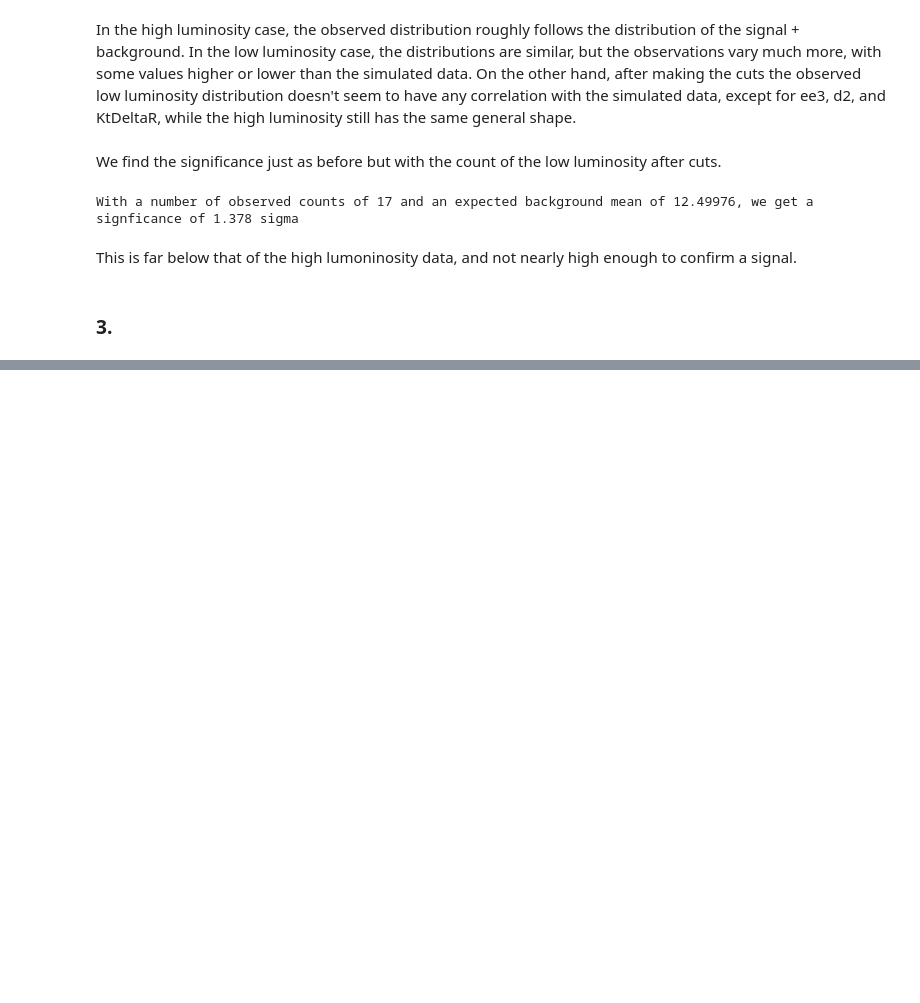
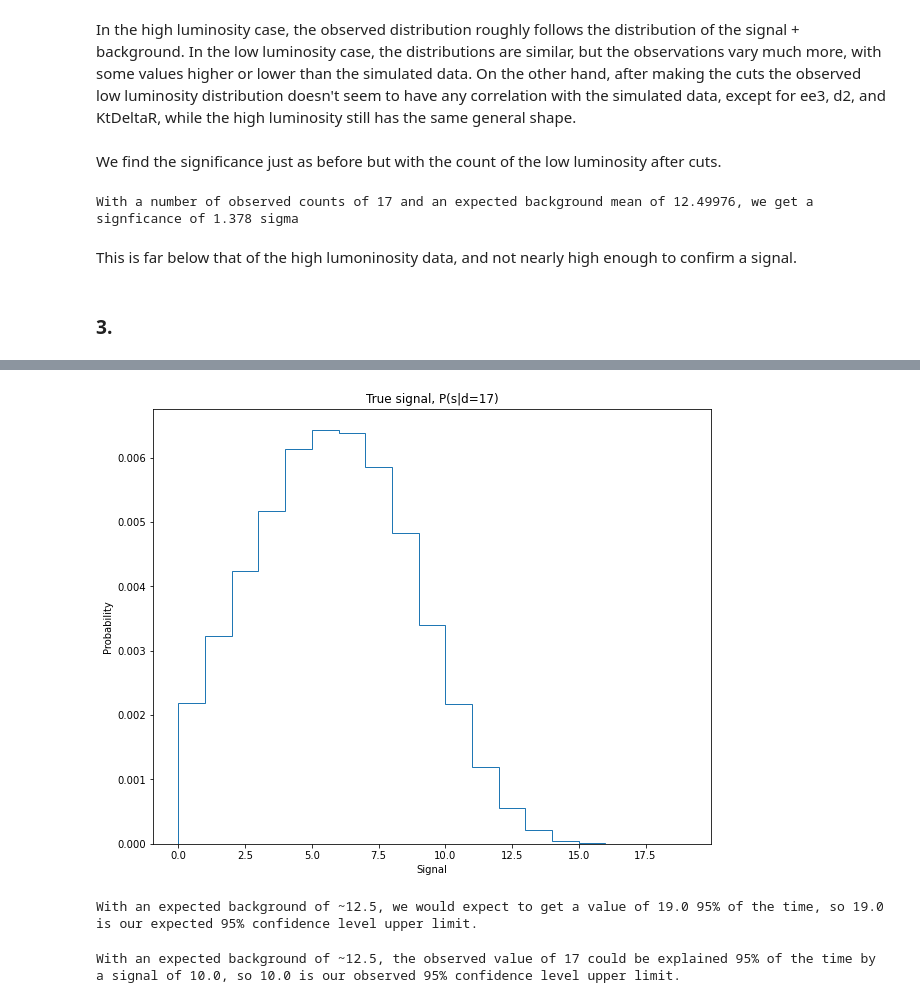
Before and after one commit to pgwart/PHYS434, a Jupyter notebook: lab8.ipynb, the cells around one changed output, grey strips where cells are left out. Cells and saved outputs as stored; diff of their text form; code cells hidden in the pictures; blank space fills up the shorter version.

```diff
--- a/lab8.ipynb
+++ b/lab8.ipynb
@@ -156,0 +180,18 @@ This is far below that of the high lumoninosity data, and not nearly high enough
+# %%
+plt.stairs(Psd[17])
+plt.title('True signal, P(s|d=17)')
+plt.xlabel('Signal')
+plt.ylabel('Probability')
+plt.show()
+# %% [output]
+[figure, added]
+# %%
+print(f'With an expected background of ~12.5, we would expect to get a value of {stats.poisson.ppf(.95, 12.5)} 95% of the time,'
+      + f' so {stats.poisson.ppf(.95, 12.5)} is our expected 95% confidence level upper limit.')
+# %% [output]
+With an expected background of ~12.5, we would expect to get a value of 19.0 95% of the time, so 19.0 is our expected 95% confidence level upper limit.
+# %%
+print(f'With an expected background of ~12.5, the observed value of 17 could be explained 95% of the time by a signal of {stats.poisson.ppf(.95, 5.5)},'
+      + f' so {stats.poisson.ppf(.95, 5.5)} is our observed 95% confidence level upper limit.')
+# %% [output]
+With an expected background of ~12.5, the observed value of 17 could be explained 95% of the time by a signal of 10.0, so 10.0 is our observed 95% confidence level upper limit.
```
Also changed, not shown: parts of 2 cells of this notebook.
